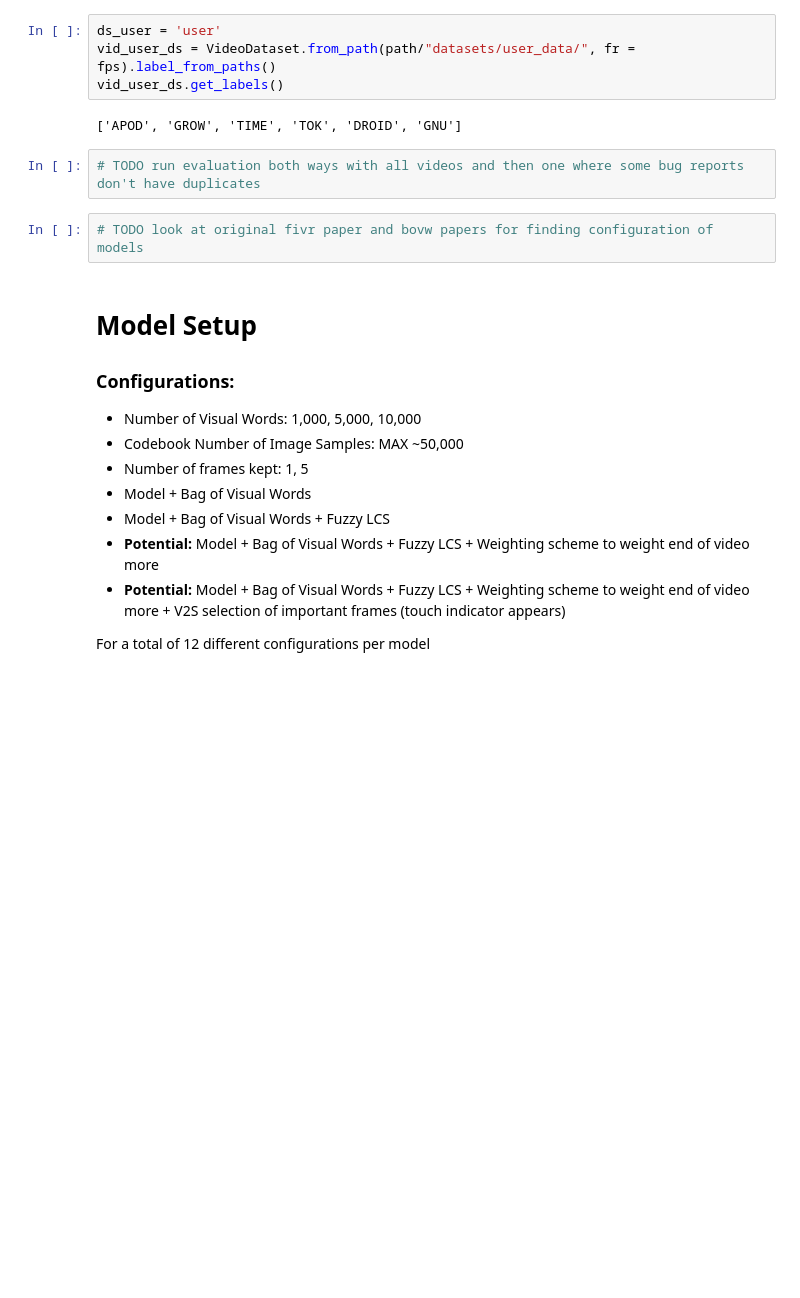
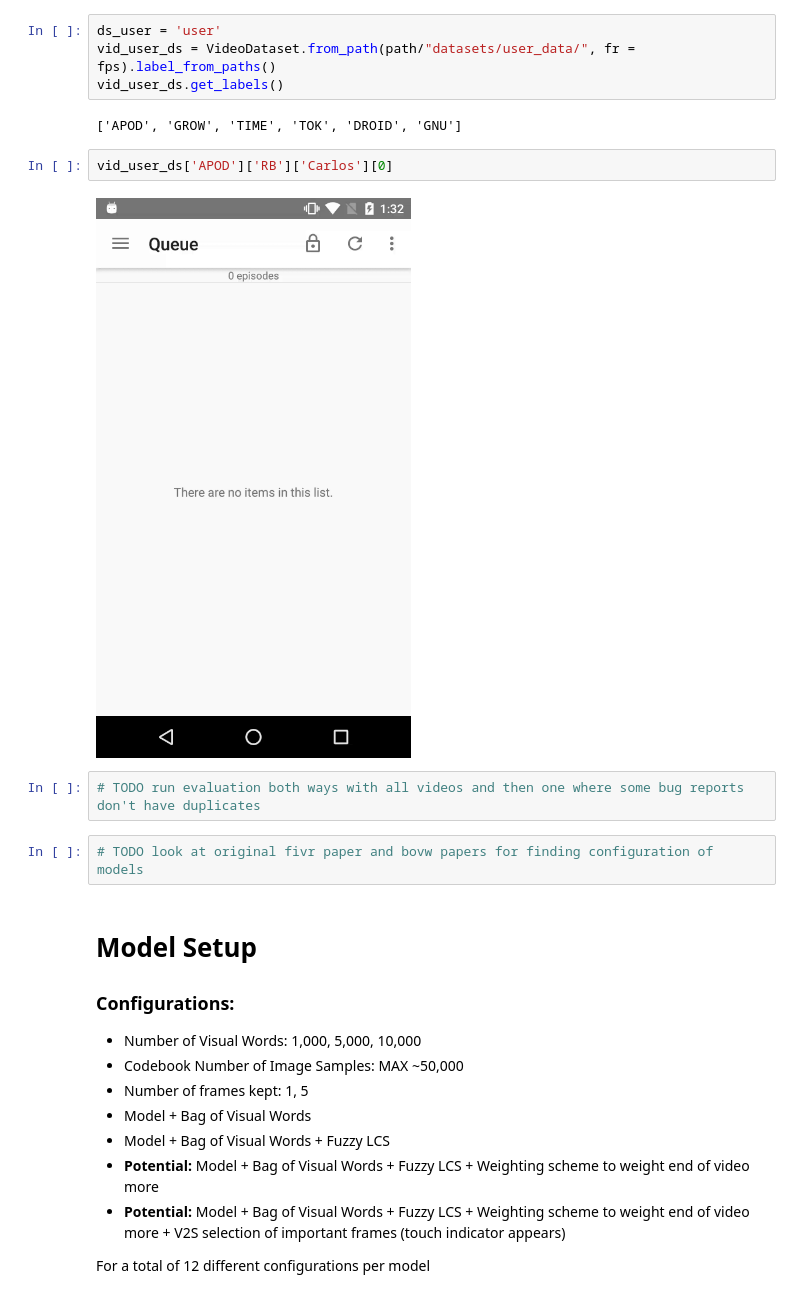
Before and after one commit to ncoop57/tango, a Jupyter notebook: nbs/07_results.ipynb, the cells around one changed output. Cells and saved outputs as stored; diff of their text form; blank space fills up the shorter version.

```diff
--- a/nbs/07_results.ipynb
+++ b/nbs/07_results.ipynb
@@ -49,6 +69,10 @@ vid_user_ds = VideoDataset.from_path(path/"datasets/user_data/", fr = fps).label
 vid_user_ds.get_labels()
 # %% [output]
 ['APOD', 'GROW', 'TIME', 'TOK', 'DROID', 'GNU']
+# %%
+vid_user_ds['APOD']['RB']['Carlos'][0]
+# %% [output]
+[figure, added]
 # %%
 # TODO run evaluation both ways with all videos and then one where some bug reports don't have duplicates
 # %%
```
Also changed, not shown: parts of 9 cells of this notebook, 1 other file.
